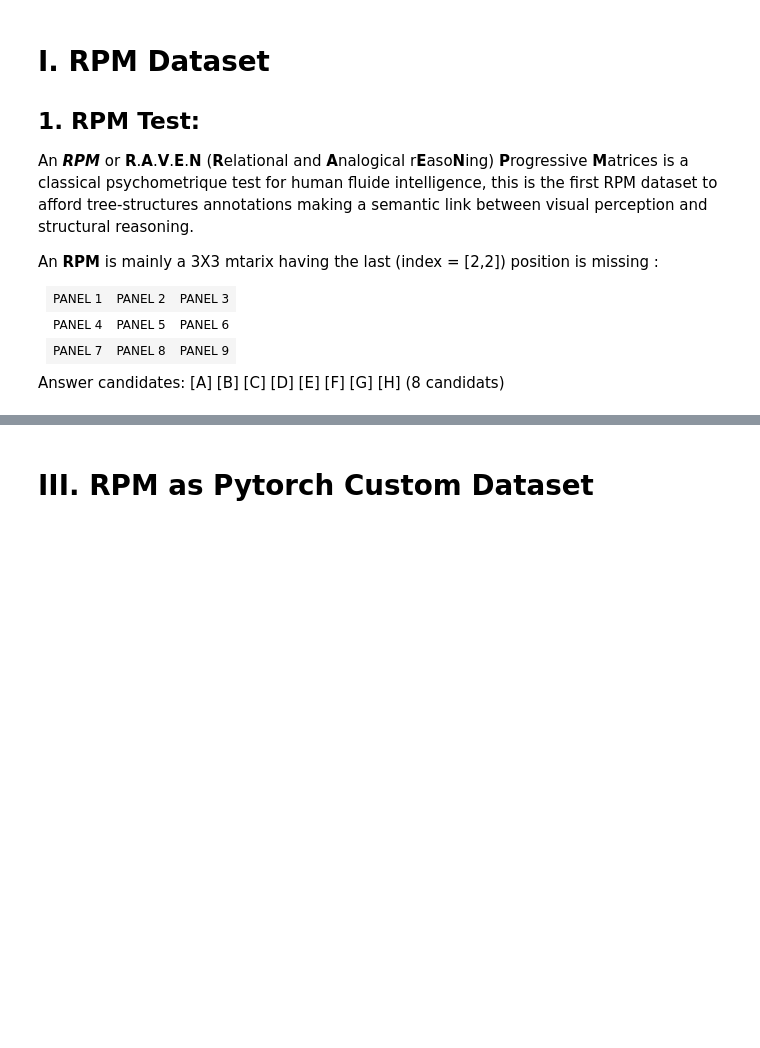
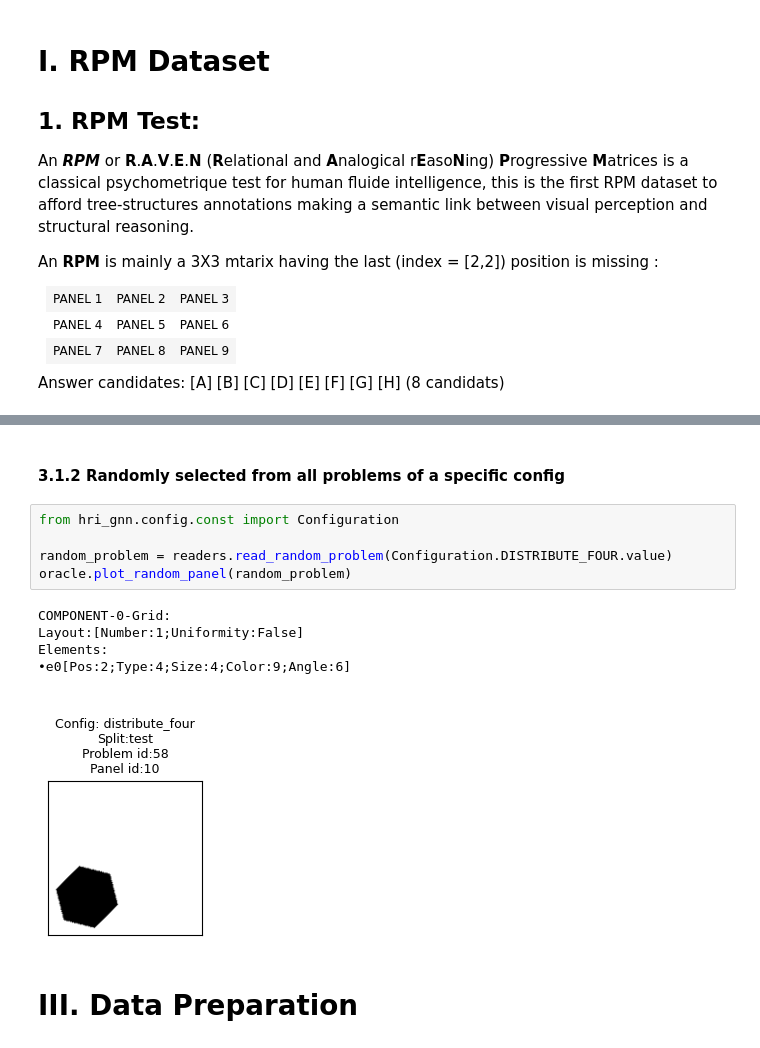
Before and after one commit to DhiaEddineSaidi/HRI-GNN, a Jupyter notebook: notebooks/data_exploration_and_preparation.ipynb, the cells around one changed output, grey strips where cells are left out. Drawn from its saved outputs; the diff is of its cells as text; blank space fills up the shorter version.

```diff
--- a/notebooks/data_exploration_and_preparation.ipynb
+++ b/notebooks/data_exploration_and_preparation.ipynb
@@ -309,2 +336,15 @@ Hard luck !!......
+# %% [markdown]
+#### 3.1.2 Randomly selected from all problems of a specific config
+# %%
+from hri_gnn.config.const import Configuration
+
+random_problem = readers.read_random_problem(Configuration.DISTRIBUTE_FOUR.value)
+oracle.plot_random_panel(random_problem)
+# %% [output]
+COMPONENT-0-Grid:
+Layout:[Number:1;Uniformity:False]
+Elements:
+•e0[Pos:2;Type:4;Size:4;Color:9;Angle:6]
+[figure, added]
 # %% [markdown]
-# III. RPM as Pytorch Custom Dataset
+# III. Data Preparation
```
Also changed, not shown: parts of 21 cells of this notebook.
